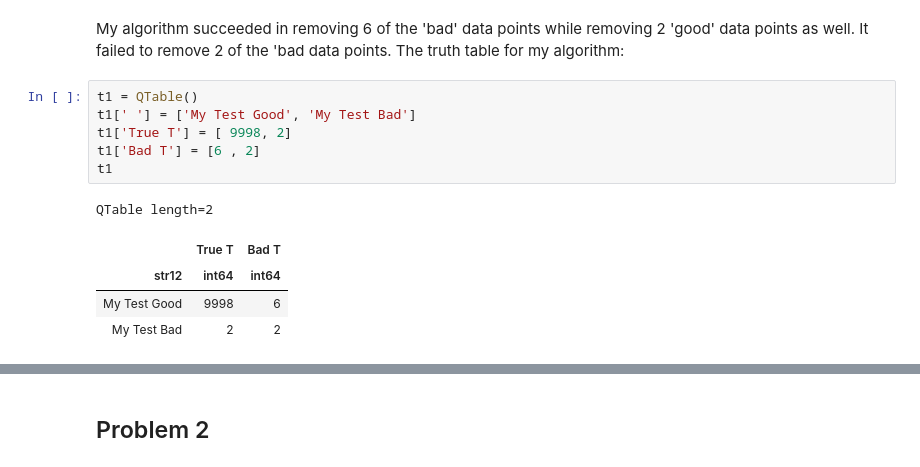
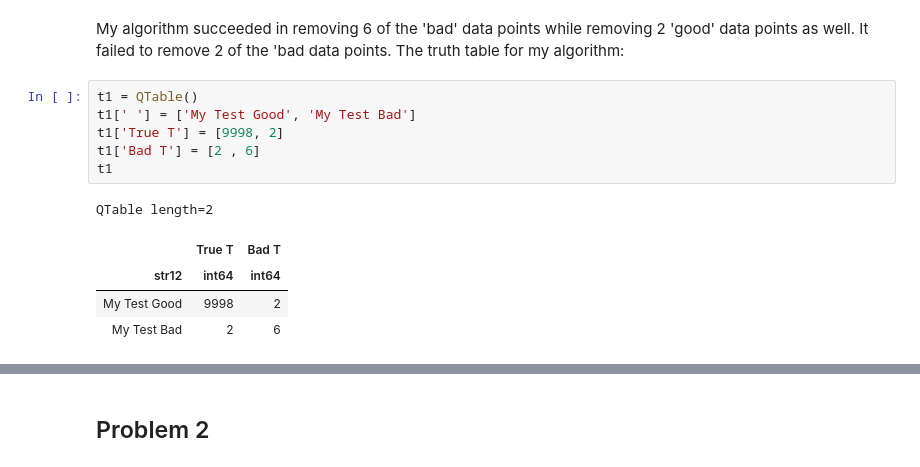
Before and after one commit to nroth12uw/Lab1_PHYS434, a Jupyter notebook: Lab3.ipynb, the cells around one changed output, grey strips where cells are left out. Saved outputs shown, nothing was run; the diff lists cells and outputs as text.

```diff
--- a/Lab3.ipynb
+++ b/Lab3.ipynb
@@ -93,12 +91,12 @@ My algorithm succeeded in removing 6 of the 'bad' data points while removing 2 '
 # %%
 t1 = QTable()
 t1[' '] = ['My Test Good', 'My Test Bad']
-t1['True T'] = [ 9998, 2]
-t1['Bad T'] = [6 , 2]
+t1['True T'] = [9998, 2]
+t1['Bad T'] = [2 , 6]
 t1
 # %% [output]
 QTable length=2
 |  | True T | Bad T |
 | str12 | int64 | int64 |
-| My Test Good | 9998 | 6 |
-| My Test Bad | 2 | 2 |
+| My Test Good | 9998 | 2 |
+| My Test Bad | 2 | 6 |
```
Also changed, not shown: parts of 28 cells of this notebook.
